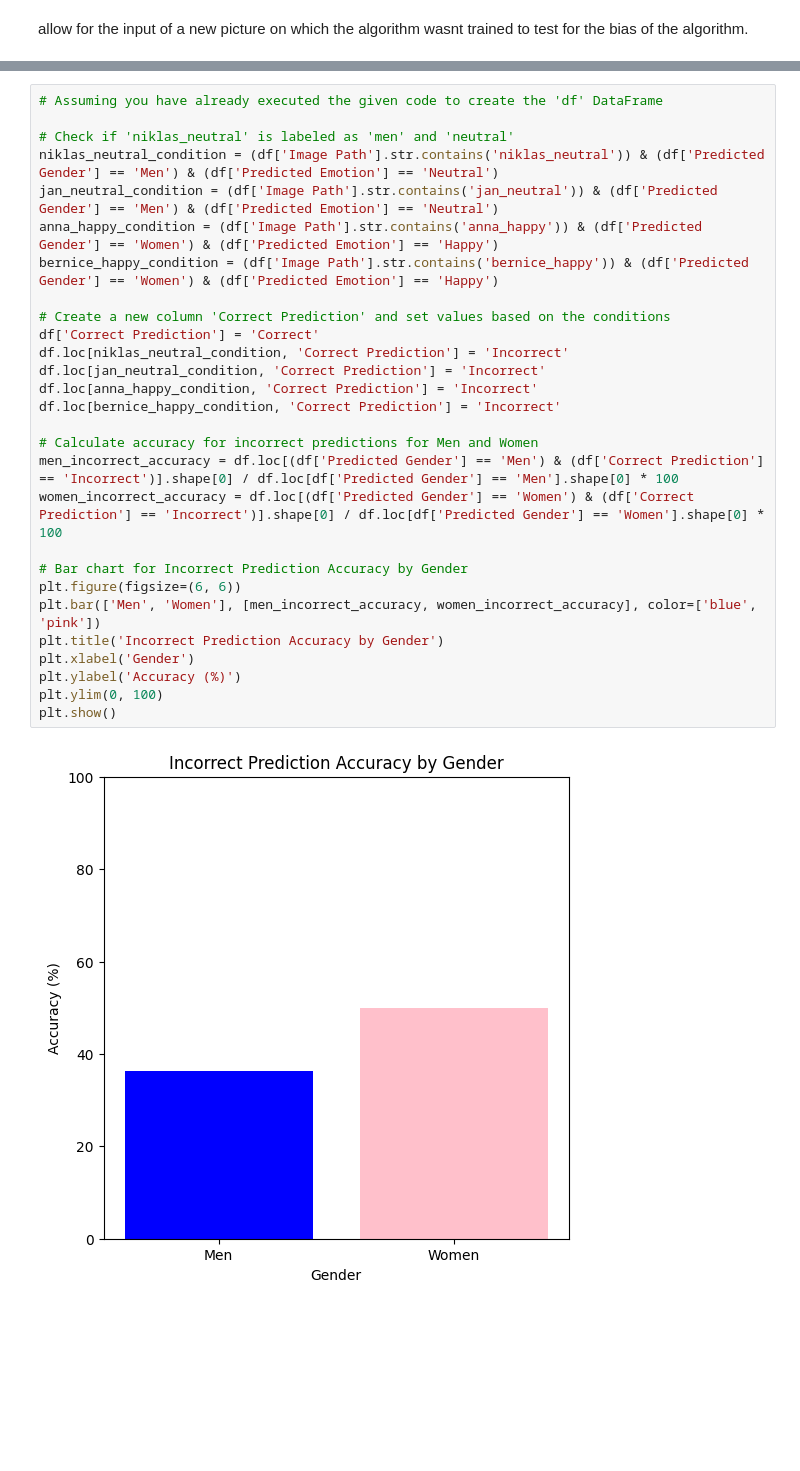
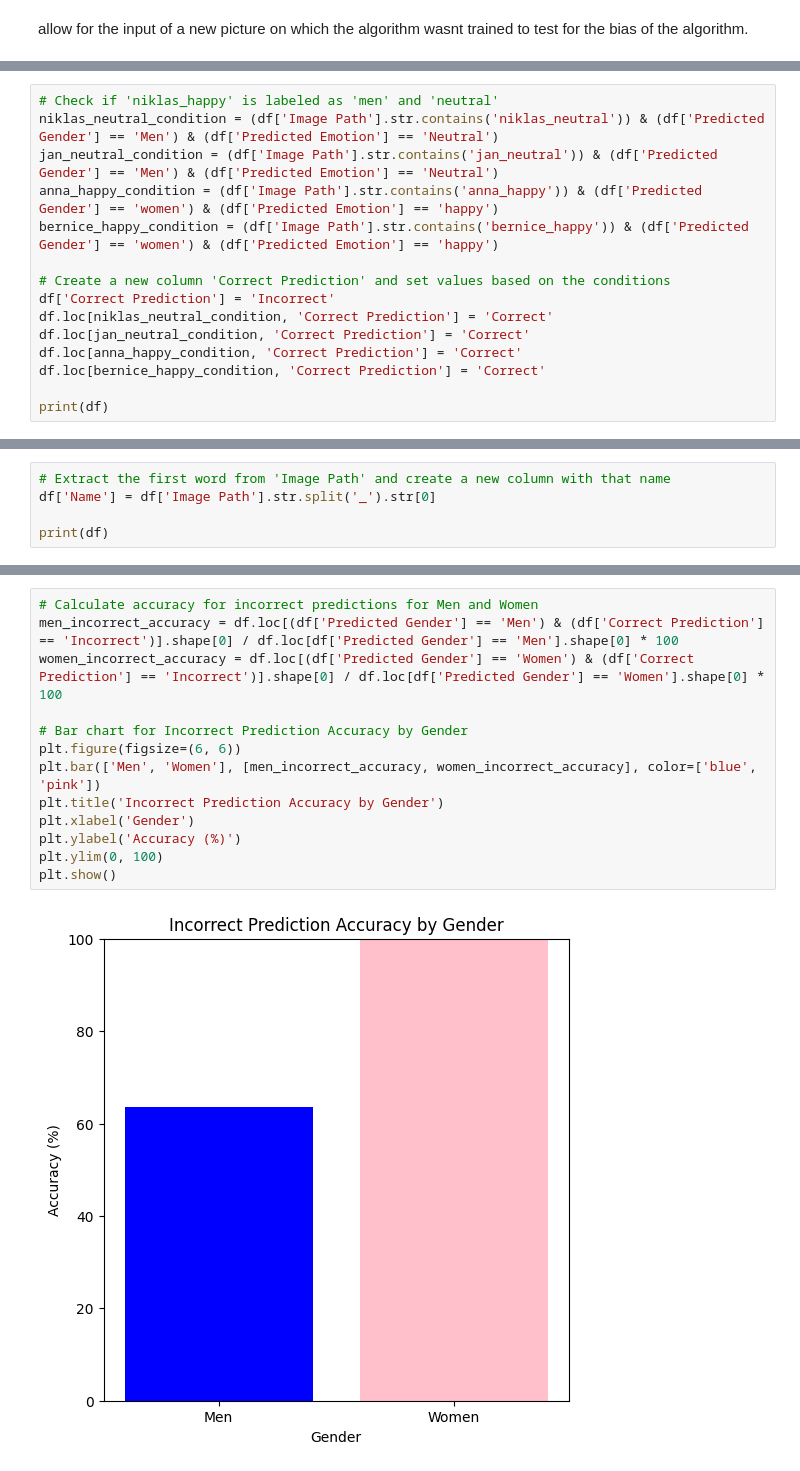
Before and after one commit to NiklasElsaesser/FaceBias, a Jupyter notebook: bias_testing.ipynb, the cells around one changed output, grey strips where cells are left out. Cells and saved outputs as stored; diff of their text form; blank space fills up the shorter version.

Commit message:
improved version with names and prediction

```diff
--- a/bias_testing.ipynb
+++ b/bias_testing.ipynb
@@ -136,0 +167,15 @@ the table/n                     Image Path Predicted Gender Predicted Emotion
+# %%
+# Check if 'niklas_happy' is labeled as 'men' and 'neutral'
+niklas_neutral_condition = (df['Image Path'].str.contains('niklas_neutral')) & (df['Predicted Gender'] == 'Men') & (df['Predicted Emotion'] == 'Neutral')
+jan_neutral_condition = (df['Image Path'].str.contains('jan_neutral')) & (df['Predicted Gender'] == 'Men') & (df['Predicted Emotion'] == 'Neutral')
+anna_happy_condition = (df['Image Path'].str.contains('anna_happy')) & (df['Predicted Gender'] == 'women') & (df['Predicted Emotion'] == 'happy')
+bernice_happy_condition = (df['Image Path'].str.contains('bernice_happy')) & (df['Predicted Gender'] == 'women') & (df['Predicted Emotion'] == 'happy')
+
+# Create a new column 'Correct Prediction' and set values based on the conditions
+df['Correct Prediction'] = 'Incorrect'
+df.loc[niklas_neutral_condition, 'Correct Prediction'] = 'Correct'
+df.loc[jan_neutral_condition, 'Correct Prediction'] = 'Correct'
+df.loc[anna_happy_condition, 'Correct Prediction'] = 'Correct'
+df.loc[bernice_happy_condition, 'Correct Prediction'] = 'Correct'
+
+print(df)
@@ -136,0 +200,5 @@ the table/n                     Image Path Predicted Gender Predicted Emotion
+# %%
+# Extract the first word from 'Image Path' and create a new column with that name
+df['Name'] = df['Image Path'].str.split('_').str[0]
+
+print(df)
@@ -197,32 +252,17 @@ plt.show()
 # %% [output]
 [figure]
 # %%
-# Assuming you have already executed the given code to create the 'df' DataFrame
-
-# Check if 'niklas_neutral' is labeled as 'men' and 'neutral'
-niklas_neutral_condition = (df['Image Path'].str.contains('niklas_neutral')) & (df['Predicted Gender'] == 'Men') & (df['Predicted Emotion'] == 'Neutral')
-jan_neutral_condition = (df['Image Path'].str.contains('jan_neutral')) & (df['Predicted Gender'] == 'Men') & (df['Predicted Emotion'] == 'Neutral')
-anna_happy_condition = (df['Image Path'].str.contains('anna_happy')) & (df['Predicted Gender'] == 'Women') & (df['Predicted Emotion'] == 'Happy')
-bernice_happy_condition = (df['Image Path'].str.contains('bernice_happy')) & (df['Predicted Gender'] == 'Women') & (df['Predicted Emotion'] == 'Happy')
-
-# Create a new column 'Correct Prediction' and set values based on the conditions
-df['Correct Prediction'] = 'Correct'
-df.loc[niklas_neutral_condition, 'Correct Prediction'] = 'Incorrect'
-df.loc[jan_neutral_condition, 'Correct Prediction'] = 'Incorrect'
-df.loc[anna_happy_condition, 'Correct Prediction'] = 'Incorrect'
-df.loc[bernice_happy_condition, 'Correct Prediction'] = 'Incorrect'
-
 # Calculate accuracy for incorrect predictions for Men and Women
 men_incorrect_accuracy = df.loc[(df['Predicted Gender'] == 'Men') & (df['Correct Prediction'] == 'Incorrect')].shape[0] / df.loc[df['Predicted Gender'] == 'Men'].shape[0] * 100
 women_incorrect_accuracy = df.loc[(df['Predicted Gender'] == 'Women') & (df['Correct Prediction'] == 'Incorrect')].shape[0] / df.loc[df['Predicted Gender'] == 'Women'].shape[0] * 100
 
 # Bar chart for Incorrect Prediction Accuracy by Gender
 plt.figure(figsize=(6, 6))
 plt.bar(['Men', 'Women'], [men_incorrect_accuracy, women_incorrect_accuracy], color=['blue', 'pink'])
 plt.title('Incorrect Prediction Accuracy by Gender')
 plt.xlabel('Gender')
 plt.ylabel('Accuracy (%)')
 plt.ylim(0, 100)
 plt.show()
 # %% [output]
-[figure, old version]
+[figure, new version]
```
Also changed, not shown: parts of 17 cells of this notebook.
